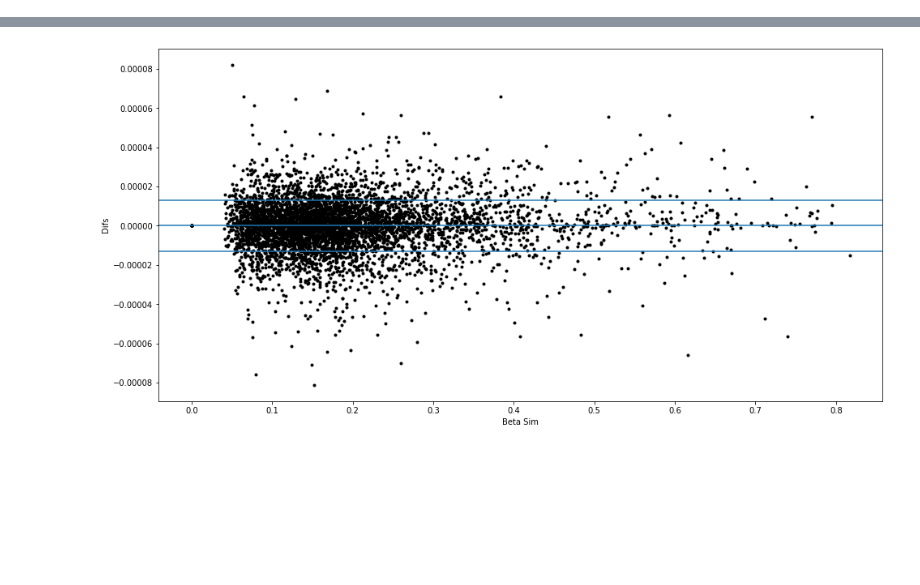
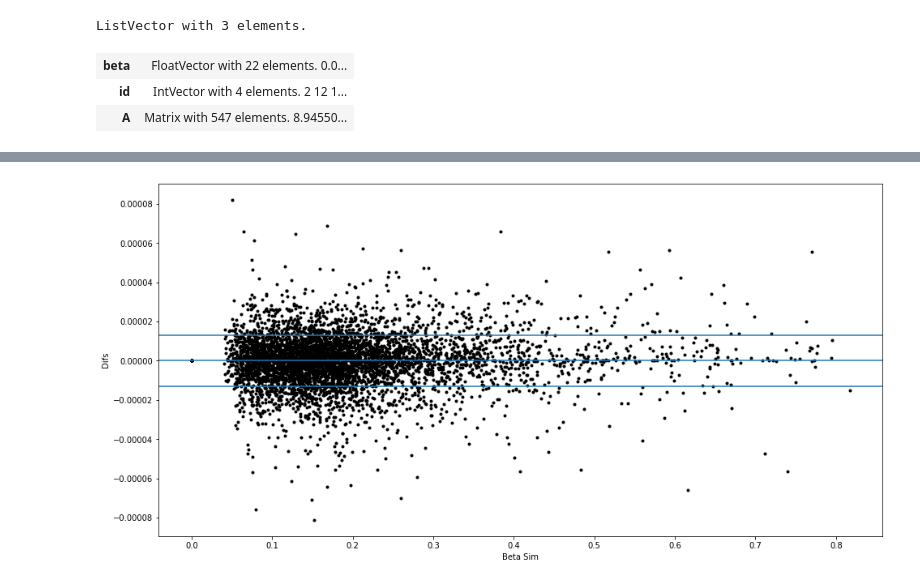
Before and after one commit to MsMatias/MixturePy, a Jupyter notebook: Test Beta List.ipynb, the cells around one changed output, grey strips where cells are left out. Drawn from its saved outputs; the diff is of its cells as text; code cells hidden in the pictures; blank space fills up the shorter version.

```diff
--- a/Test Beta List.ipynb
+++ b/Test Beta List.ipynb
@@ -30 +32,8 @@ X = pd.read_excel('data/LM22Signature.xlsx', sheet_name = 0)
+# %%
+df[0]
+# %% [output]
+ListVector with 3 elements.
+| beta | FloatVector with 22 elements. 0.0... |
+| id | IntVector with 4 elements. 2 12 1... |
+| A | Matrix with 547 elements. 8.94550... |
 # %%
```
Also changed, not shown: parts of 7 cells of this notebook, 2 other files.
